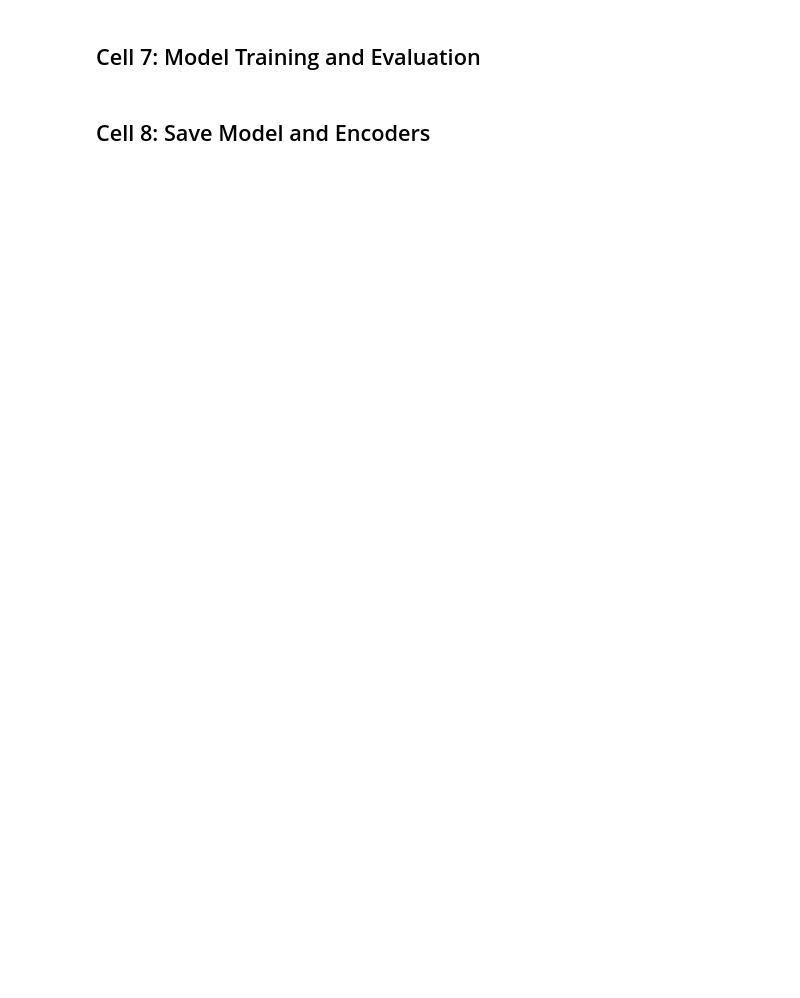
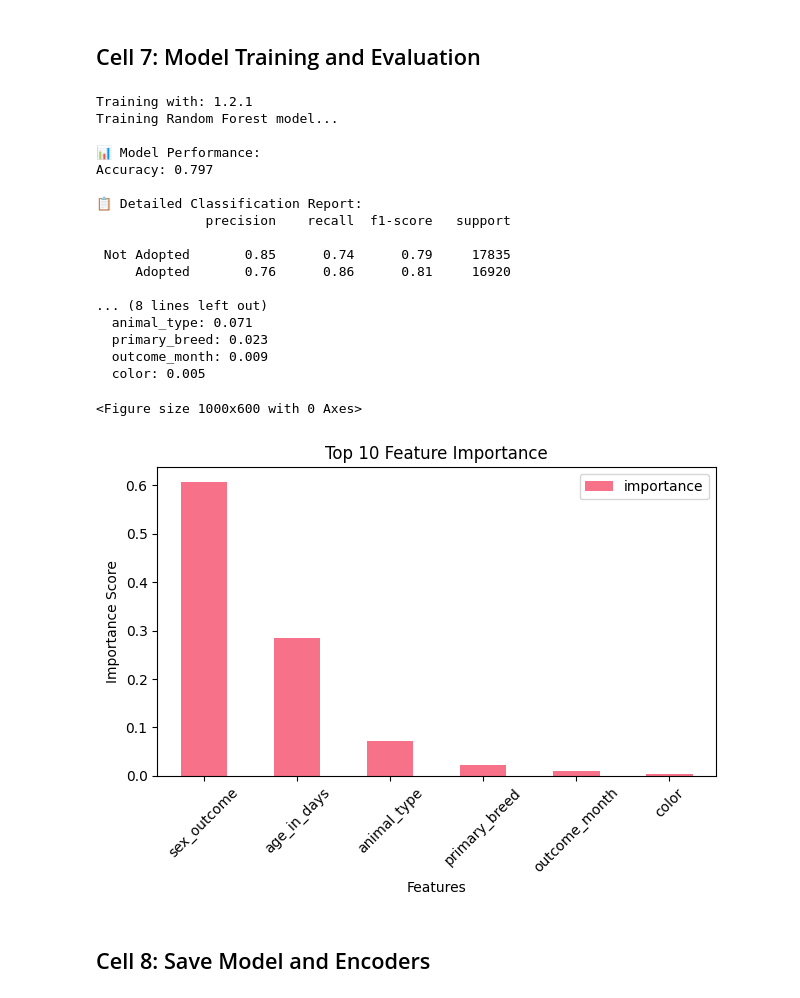
Before and after one commit to Dusttoo/snowflake-sagemaker-tutorial, a Jupyter notebook: notebooks/02_ml_training.ipynb, the cells around one changed output. Cells and saved outputs as stored; diff of their text form; code cells hidden in the pictures; blank space fills up the shorter version.

```diff
--- a/notebooks/02_ml_training.ipynb
+++ b/notebooks/02_ml_training.ipynb
@@ -111,7 +119,7 @@ def prepare_data():
 
     # 1. Try processed data from data exploration notebook
     try:
-        df = pd.read_csv('../data/processed_animal_data.csv')
+        df = pd.read_csv('./data/processed_animal_data.csv')
         print(f"✅ Loaded processed data from file: {len(df):,} records")
         return df
     except FileNotFoundError:
@@ -120,7 +128,7 @@ def prepare_data():
     # 2. Try raw data from local file
     try:
         print("Loading raw data from local file...")
-        df = pd.read_csv('../data/austin_animal_outcomes.csv')
+        df = pd.read_csv('./data/austin_animal_outcomes.csv')
         print(f"✅ Loaded raw data from file: {len(df):,} records")
 
         # Add age in days if not present
@@ -189,7 +197,7 @@ def prepare_data():
         "❌ Could not find data in any location!\n"
         "Please ensure you have one of:\n"
         "1. Run the data exploration notebook first to create processed_animal_data.csv\n"
-        "2. Place austin_animal_outcomes.csv in the ../data/ directory\n"
+        "2. Place austin_animal_outcomes.csv in the ./data/ directory\n"
         "3. Upload data to your S3 bucket in the raw/ folder"
     )
 
@@ -366,10 +404,36 @@ print(f"Test features shape: {X_test_encoded.shape}")
 # %% [markdown]
 ## Cell 7: Model Training and Evaluation
 # %%
+from sklearn.impute import SimpleImputer
+import sklearn
+
 def train_and_evaluate(X_train, X_test, y_train, y_test):
-    """Train the Random Forest model and evaluate its performance"""
+    """Impute missing values, train the Random Forest model, and evaluate performance."""
+    print("Training Random Forest model...")
 
-    print("Training Random Forest model...")
+    # Impute any remaining NaNs before fitting
+    # Numeric columns -> median; Categorical/object columns (if any) -> most_frequent
+    X_train_imp = X_train.copy()
+    X_test_imp = X_test.copy()
+
+    num_cols = X_train_imp.select_dtypes(include=[np.number]).columns.tolist()
+    cat_cols = [c for c in X_train_imp.columns if c not in num_cols]
+
+    if num_cols:
+        num_imputer = SimpleImputer(strategy="median")
+        X_train_imp[num_cols] = num_imputer.fit_transform(X_train_imp[num_cols])
+        X_test_imp[num_cols] = num_imputer.transform(X_test_imp[num_cols])
+
+    if cat_cols:
+        cat_imputer = SimpleImputer(strategy="most_frequent")
+        X_train_imp[cat_cols] = cat_imputer.fit_transform(X_train_imp[cat_cols])
+        X_test_imp[cat_cols] = cat_imputer.transform(X_test_imp[cat_cols])
+
+    # Sanity check
+    if X_train_imp.isna().any().any() or X_test_imp.isna().any().any():
+        raise ValueError("Imputation failed: still seeing NaNs after imputers.")
+
+    # -------------------------------------------------------
 
     # Create and train the model
     model = RandomForestClassifier(
@@ -378,47 +442,69 @@ def train_and_evaluate(X_train, X_test, y_train, y_test):
         min_samples_split=10,
         min_samples_leaf=5,
         random_state=42,
-        n_jobs=-1  # Use all available cores
+        n_jobs=-1
     )
 
-    model.fit(X_train, y_train)
+    model.fit(X_train_imp, y_train)
 
     # Make predictions
-    y_pred = model.predict(X_test)
-    y_pred_proba = model.predict_proba(X_test)[:, 1]  # Probability of adoption
+    y_pred = model.predict(X_test_imp)
 
     # Evaluate performance
     accuracy = accuracy_score(y_test, y_pred)
     print(f"\n📊 Model Performance:")
     print(f"Accuracy: {accuracy:.3f}")
 
     print(f"\n📋 Detailed Classification Report:")
     print(classification_report(y_test, y_pred, target_names=['Not Adopted', 'Adopted']))
 
     # Feature importance
     feature_importance = pd.DataFrame({
-        'feature': X_train.columns,
+        'feature': X_train_imp.columns,
         'importance': model.feature_importances_
     }).sort_values('importance', ascending=False)
 
     print(f"\n🔍 Top 10 Most Important Features:")
-    for idx, row in feature_importance.head(10).iterrows():
+    for _, row in feature_importance.head(10).iterrows():
         print(f"  {row['feature']}: {row['importance']:.3f}")
 
     # Plot feature importance
     plt.figure(figsize=(10, 6))
     feature_importance.head(10).plot(x='feature', y='importance', kind='bar')
     plt.title('Top 10 Feature Importance')
     plt.xlabel('Features')
     plt.ylabel('Importance Score')
     plt.xticks(rotation=45)
     plt.tight_layout()
     plt.show()
 
     return model
 
+print("Training with:", sklearn.__version__)
+assert sklearn.__version__.startswith("1.2."), "Please install scikit-learn==1.2.1 to match the serving image"
+
 # Train and evaluate the model
 model = train_and_evaluate(X_train_encoded, X_test_encoded, y_train, y_test)
+# %% [output]
+Training with: 1.2.1
+Training Random Forest model...
+
+📊 Model Performance:
+Accuracy: 0.797
+
+📋 Detailed Classification Report:
+              precision    recall  f1-score   support
+
+ Not Adopted       0.85      0.74      0.79     17835
+     Adopted       0.76      0.86      0.81     16920
+
+... (8 lines left out)
+  animal_type: 0.071
+  primary_breed: 0.023
+  outcome_month: 0.009
+  color: 0.005
+<Figure size 1000x600 with 0 Axes>
+[figure, added]
 # %% [markdown]
 ## Cell 8: Save Model and Encoders
 # %%
```
Also changed, not shown: parts of 8 cells of this notebook, 7 other files.
